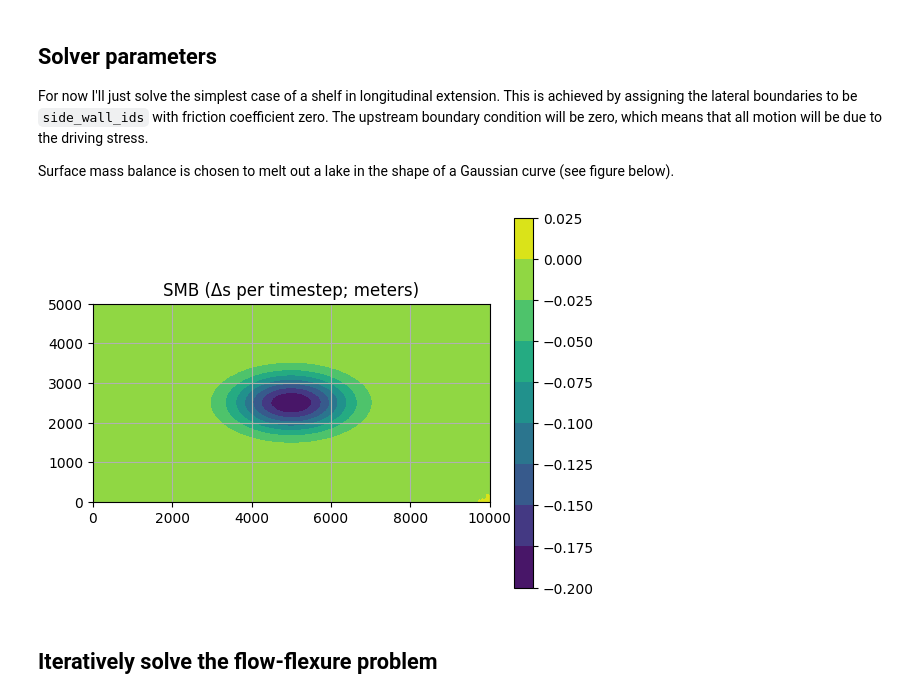
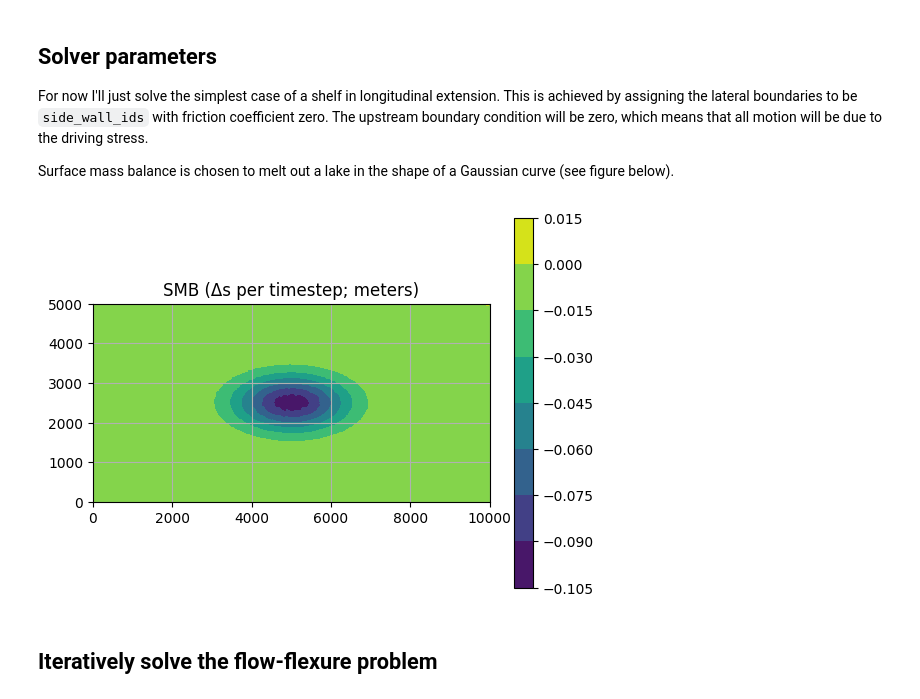
Before and after one commit to chrismiele/weird_flex, a Jupyter notebook: coupled_flow_flexure.ipynb, the cells around one changed output. Cells and saved outputs as stored; diff of their text form; code cells hidden in the pictures.

````diff
--- a/coupled_flow_flexure.ipynb
+++ b/coupled_flow_flexure.ipynb
@@ -45,7 +37,7 @@ import tqdm
 
 The shelf will be rectangular, with length ```Lx``` and width ```Ly```. Deflection will be solved over Argyris elements of order 5, and velocity will be solved over CG elements of order 2.
 # %%
-nx, ny = 100, 50 #number of elements in x, y
+nx, ny = 50, 25 #number of elements in x, y
 Lx, Ly = 10000, 5000 #length, width in meters
 mesh = RectangleMesh(nx, ny, Lx, Ly)
 x, y = SpatialCoordinate(mesh)
@@ -130,36 +122,36 @@ ice_front_ids = [2]
 model = icepack.models.IceShelf(gravity = gravity2, terminus = terminus2,
                            side_friction = icepack.models.friction.side_friction)
 
 solver = icepack.solvers.FlowSolver(model, dirichlet_ids = dirichlet_ids,
                                     side_wall_ids = side_wall_ids, ice_front_ids = ice_front_ids)
 
 u0 = project(as_vector([1e-50, 1e-50]), V) #initial velocity for imposing Dirichlet BCs
 C0 = Constant(0.0) #coefficient of sidewall friction
-dt = 1 #length of timestep in years
-num_timesteps = 50
+dt = 0.5 #length of timestep in years
+num_timesteps = 100
 N = int(num_timesteps/10) #solve flexure every N timesteps
 
 #####################################
 #####################################
 ### parameters for flexure solver ###
 #####################################
 #####################################
 
 α = 1e10 #arbitrary large number for penalty method
 smb_x = 0.2*exp(-1/2*((x - Lx/2)/(0.1*Lx))**2) #impose some surface mass balance
 smb_y = exp(-1/2*((y - Ly/2)/(0.1*Ly))**2) #we'll melt out a lake at the center of the shelf...
 SMB = project(-smb_x*smb_y*dt, Q1) #...in the shape of a 3D gaussian curve
 
 #plot the surface mass balance
 fig, ax = plt.subplots()
 ax.set_aspect('equal')
 plt.title('SMB (Δs per timestep; meters)')
 smb_plot = tricontourf(SMB, axes=ax)
 plt.colorbar(smb_plot)
 plt.grid()
 plt.show()
 # %% [output]
-[figure, old version]
+[figure, new version]
 # %% [markdown]
 ## Iteratively solve the flow-flexure problem
 # %%
````
Also changed, not shown: parts of 4 cells of this notebook.
